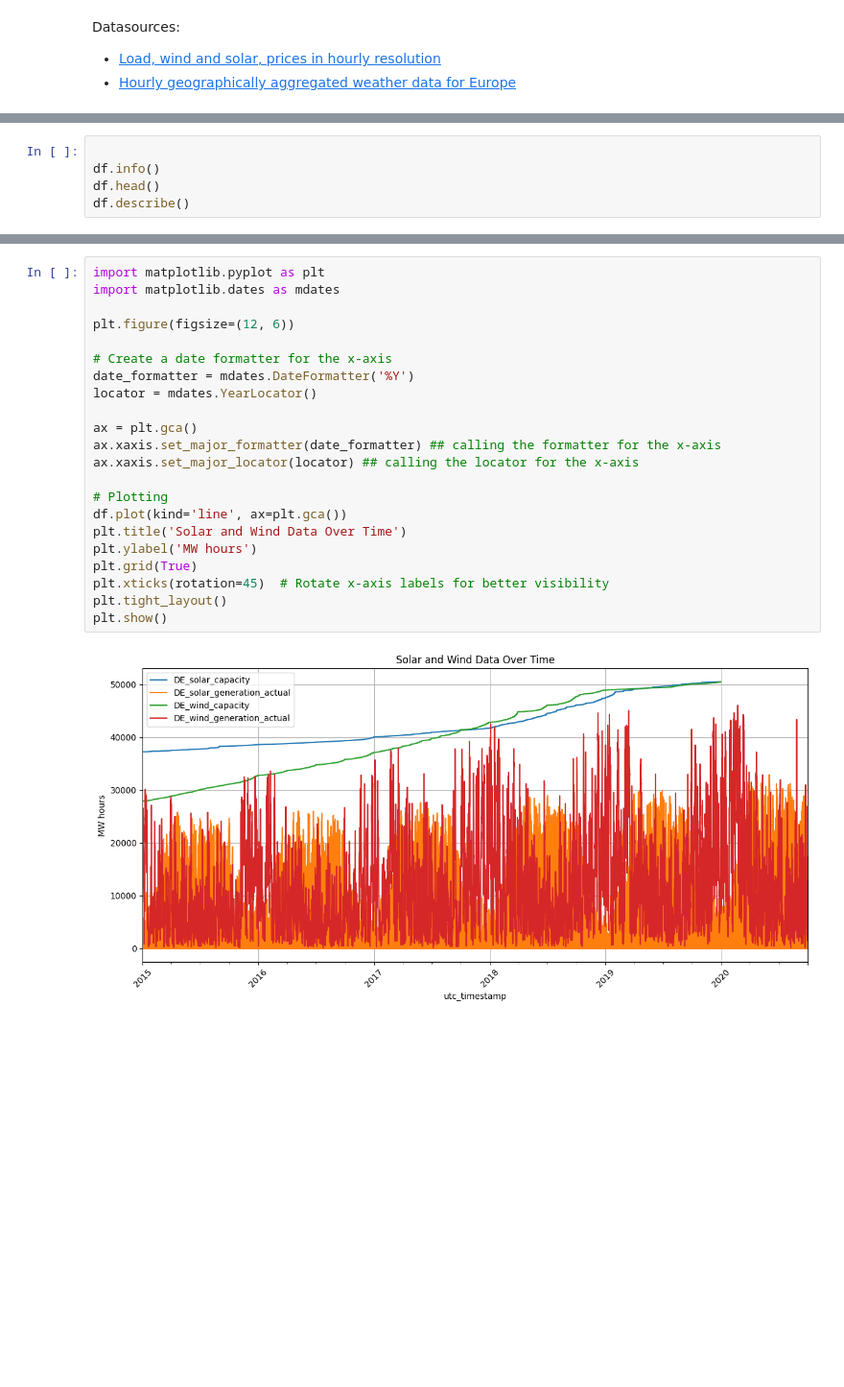
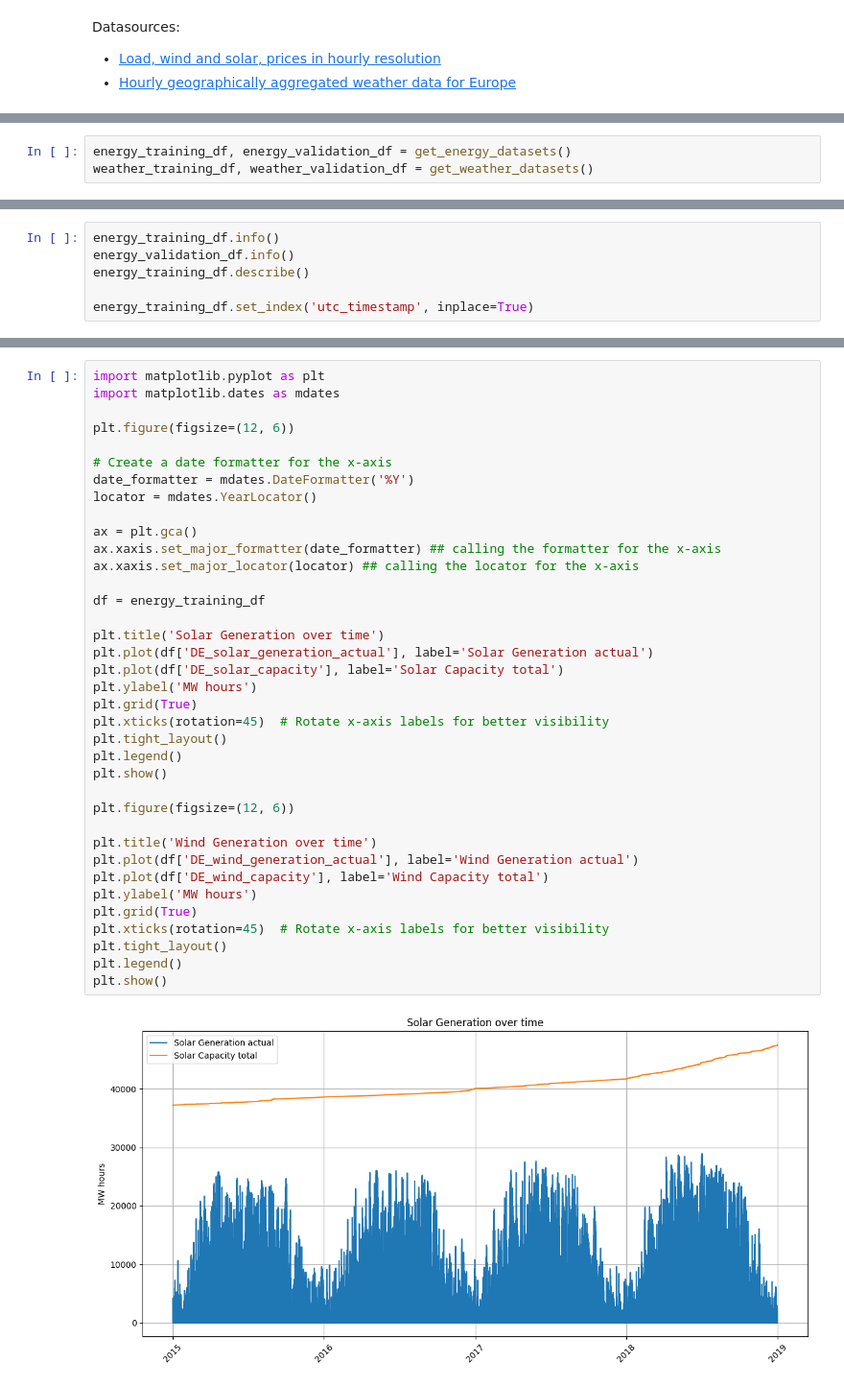
Before and after one commit to M0r13n/ml-playground, a Jupyter notebook: energy_weather/EnergyWeather.ipynb, the cells around one changed output, grey strips where cells are left out. Shown at 96% size. Drawn from its saved outputs; the diff is of its cells as text; blank space fills up the shorter version.

```diff
--- a/energy_weather/EnergyWeather.ipynb
+++ b/energy_weather/EnergyWeather.ipynb
@@ -43,0 +108,3 @@ df.set_index('utc_timestamp', inplace=True)
+# %%
+energy_training_df, energy_validation_df = get_energy_datasets()
+weather_training_df, weather_validation_df = get_weather_datasets()
@@ -44,7 +113,8 @@ df.set_index('utc_timestamp', inplace=True)
 # %%
+energy_training_df.info()
+energy_validation_df.info()
+energy_training_df.describe()
 
-df.info()
-df.head()
-df.describe()
+energy_training_df.set_index('utc_timestamp', inplace=True)
 # %% [output]
 <class 'pandas.core.frame.DataFrame'>
@@ -70,24 +137,39 @@ memory usage: 1.9 MB
 # %%
 import matplotlib.pyplot as plt
 import matplotlib.dates as mdates
 
 plt.figure(figsize=(12, 6))
 
 # Create a date formatter for the x-axis
 date_formatter = mdates.DateFormatter('%Y')
 locator = mdates.YearLocator()
 
 ax = plt.gca()
 ax.xaxis.set_major_formatter(date_formatter) ## calling the formatter for the x-axis
 ax.xaxis.set_major_locator(locator) ## calling the locator for the x-axis
 
-# Plotting
-df.plot(kind='line', ax=plt.gca())
-plt.title('Solar and Wind Data Over Time')
+df = energy_training_df
+
+plt.title('Solar Generation over time')
+plt.plot(df['DE_solar_generation_actual'], label='Solar Generation actual')
+plt.plot(df['DE_solar_capacity'], label='Solar Capacity total')
 plt.ylabel('MW hours')
 plt.grid(True)
 plt.xticks(rotation=45)  # Rotate x-axis labels for better visibility
 plt.tight_layout()
+plt.legend()
 plt.show()
+
+plt.figure(figsize=(12, 6))
+
+plt.title('Wind Generation over time')
+plt.plot(df['DE_wind_generation_actual'], label='Wind Generation actual')
+plt.plot(df['DE_wind_capacity'], label='Wind Capacity total')
+plt.ylabel('MW hours')
+plt.grid(True)
+plt.xticks(rotation=45)  # Rotate x-axis labels for better visibility
+plt.tight_layout()
+plt.legend()
+plt.show()
 # %% [output]
-[figure, old version]
+[figure, new version]
```
Also changed, not shown: parts of 16 cells of this notebook, 3 other files.
